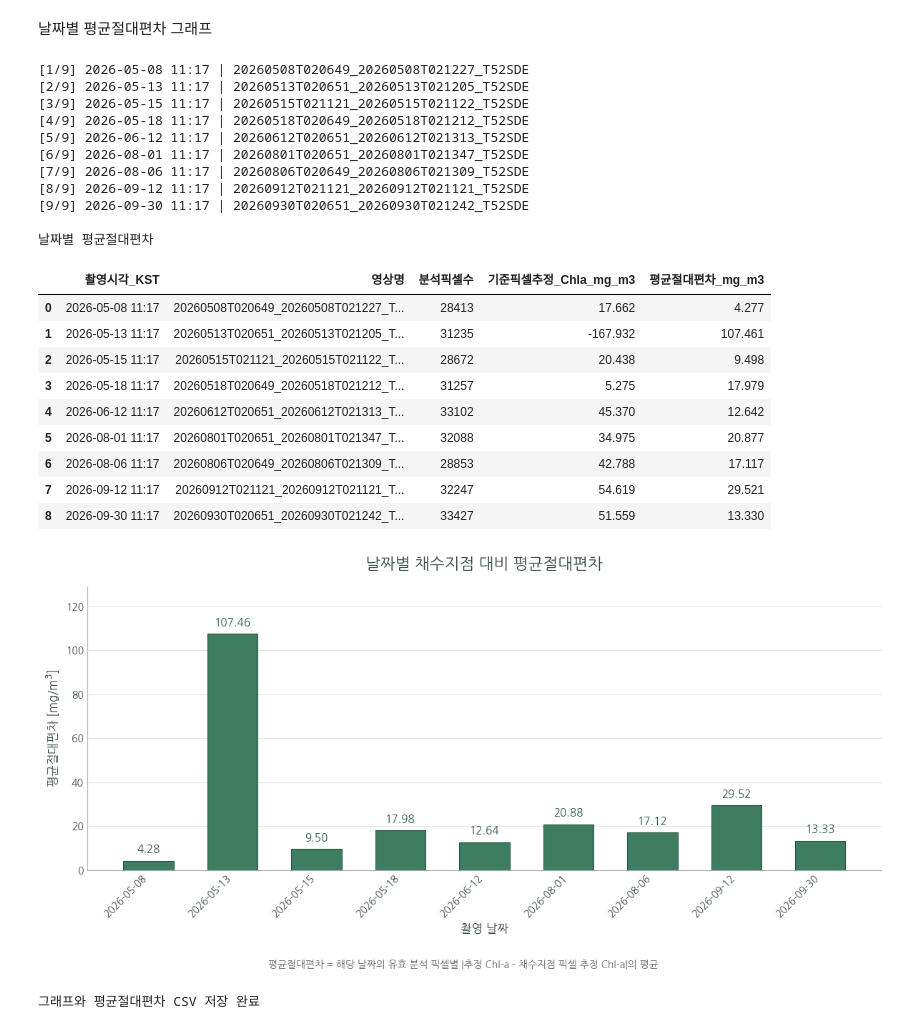
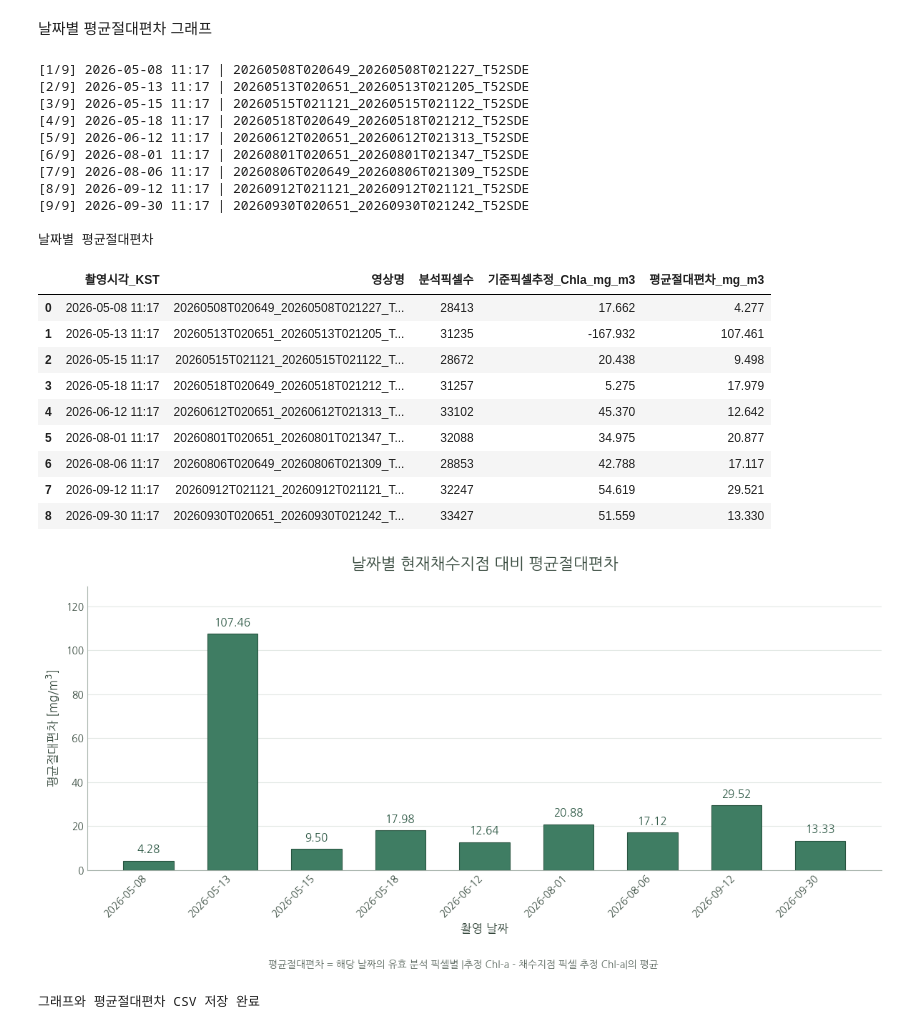
Before and after one commit to rlaqhtjd-2026/group-8-surveying2, a Jupyter notebook: 02_개인분석/세부목적(2).ipynb, the cells around one changed output. Saved outputs shown, nothing was run; the diff lists cells and outputs as text; code cells hidden in the pictures.

```diff
--- a/02_개인분석/세부목적(2).ipynb
+++ b/02_개인분석/세부목적(2).ipynb
@@ -3311,7 +3918,7 @@ for position, value in zip(x, values):
     )
 
 ax.set_title(
-    "날짜별 채수지점 대비 평균절대편차",
+    "날짜별 현재채수지점 대비 평균절대편차",
     fontsize=16,
     color=TEXT_COLOR,
     pad=18
@@ -3410,34 +4017,34 @@ mean_absolute_deviation_table.to_csv(
 
 plt.show()
 plt.close(fig)
 
 print("그래프와 평균절대편차 CSV 저장 완료")
 
 files.download(str(graph_path))
 files.download(str(csv_path))
 # %% [output]
 [1/9] 2026-05-08 11:17 | 20260508T020649_20260508T021227_T52SDE
 [2/9] 2026-05-13 11:17 | 20260513T020651_20260513T021205_T52SDE
 [3/9] 2026-05-15 11:17 | 20260515T021121_20260515T021122_T52SDE
 [4/9] 2026-05-18 11:17 | 20260518T020649_20260518T021212_T52SDE
 [5/9] 2026-06-12 11:17 | 20260612T020651_20260612T021313_T52SDE
 [6/9] 2026-08-01 11:17 | 20260801T020651_20260801T021347_T52SDE
 [7/9] 2026-08-06 11:17 | 20260806T020649_20260806T021309_T52SDE
 [8/9] 2026-09-12 11:17 | 20260912T021121_20260912T021121_T52SDE
 [9/9] 2026-09-30 11:17 | 20260930T020651_20260930T021242_T52SDE
 
 날짜별 평균절대편차
 |  | 촬영시각_KST | 영상명 | 분석픽셀수 | 기준픽셀추정_Chla_mg_m3 | 평균절대편차_mg_m3 |
 | 0 | 2026-05-08 11:17 | 20260508T020649_20260508T021227_T... | 28413 | 17.662 | 4.277 |
 | 1 | 2026-05-13 11:17 | 20260513T020651_20260513T021205_T... | 31235 | -167.932 | 107.461 |
 | 2 | 2026-05-15 11:17 | 20260515T021121_20260515T021122_T... | 28672 | 20.438 | 9.498 |
 | 3 | 2026-05-18 11:17 | 20260518T020649_20260518T021212_T... | 31257 | 5.275 | 17.979 |
 | 4 | 2026-06-12 11:17 | 20260612T020651_20260612T021313_T... | 33102 | 45.370 | 12.642 |
 | 5 | 2026-08-01 11:17 | 20260801T020651_20260801T021347_T... | 32088 | 34.975 | 20.877 |
 | 6 | 2026-08-06 11:17 | 20260806T020649_20260806T021309_T... | 28853 | 42.788 | 17.117 |
 | 7 | 2026-09-12 11:17 | 20260912T021121_20260912T021121_T... | 32247 | 54.619 | 29.521 |
 | 8 | 2026-09-30 11:17 | 20260930T020651_20260930T021242_T... | 33427 | 51.559 | 13.330 |
-[figure, old version]
+[figure, new version]
 그래프와 평균절대편차 CSV 저장 완료
 [interactive output not drawn]
 [interactive output not drawn]
```
Also changed, not shown: parts of 2 cells of this notebook.
